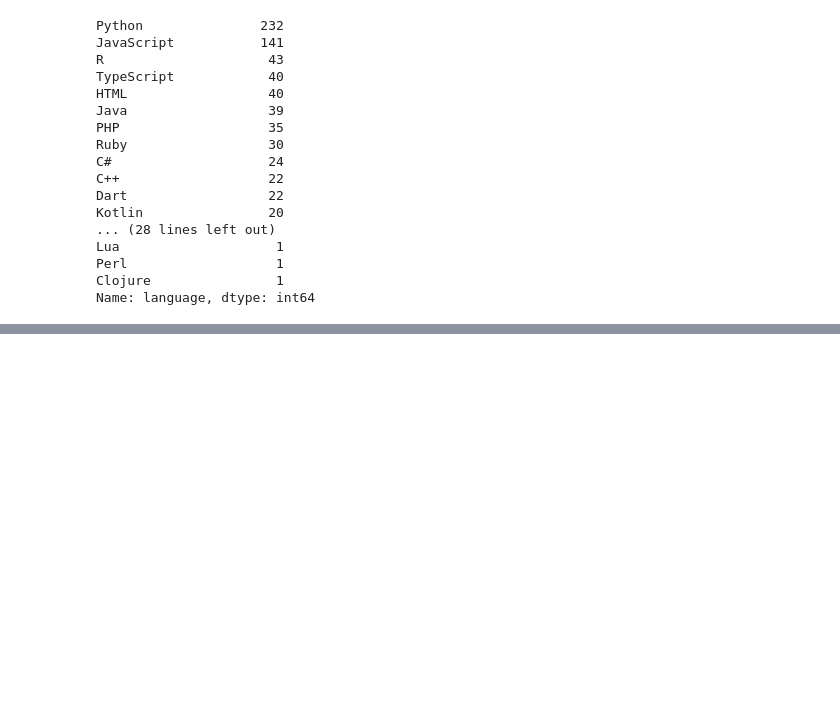
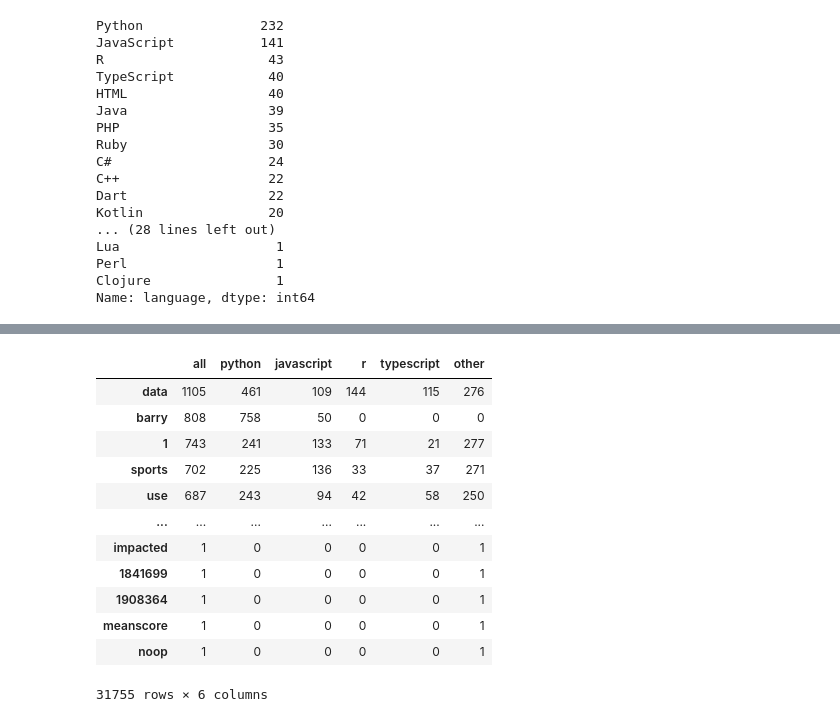
Before and after one commit to NLP-Team-Project/NLP-Project, a Jupyter notebook: nick/nick_explore.ipynb, the cells around one changed output, grey strips where cells are left out. Saved outputs shown, nothing was run; the diff lists cells and outputs as text; code cells hidden in the pictures; blank space fills up the shorter version.

```diff
--- a/nick/nick_explore.ipynb
+++ b/nick/nick_explore.ipynb
@@ -80,0 +66,5 @@ not_lang
+# %%
+repo = pd.read_csv('all_repos.csv')
+repo = prp.cleanse(repo, 'readme_contents')
+repo.language = prp.top_languages(repo, 4)
+repo.head()
@@ -80,0 +78,2 @@ not_lang
+# %%
+repo, val, test = prp.train_val_test(repo, 'language', stratify=True)
@@ -80,0 +132,19 @@ not_lang
+# %%
+python_words = repo.clean[repo.language == 'Python']
+python_words = pd.Series(' '.join(python_words).split()).value_counts()
+
+javascript_words = repo.clean[repo.language == 'JavaScript']
+javascript_words = pd.Series(' '.join(javascript_words).split()).value_counts()
+
+r_words = repo.clean[repo.language == 'R']
+r_words = pd.Series(' '.join(r_words).split()).value_counts()
+
+typescript_words = repo.clean[repo.language == 'TypeScript']
+typescript_words = pd.Series(' '.join(typescript_words).split()).value_counts()
+
+other_words = repo.clean[repo.language == 'Other']
+other_words = pd.Series(' '.join(other_words).split()).value_counts()
+
+
+all_words = repo.clean
+all_words = pd.Series(' '.join(all_words).split()).value_counts()
@@ -80,0 +170,16 @@ not_lang
+# %%
+word_counts
+# %% [output]
+|  | all | python | javascript | r | typescript | other |
+| data | 1105 | 461 | 109 | 144 | 115 | 276 |
+| barry | 808 | 758 | 50 | 0 | 0 | 0 |
+| 1 | 743 | 241 | 133 | 71 | 21 | 277 |
+| sports | 702 | 225 | 136 | 33 | 37 | 271 |
+| use | 687 | 243 | 94 | 42 | 58 | 250 |
+| ... | ... | ... | ... | ... | ... | ... |
+| impacted | 1 | 0 | 0 | 0 | 0 | 1 |
+| 1841699 | 1 | 0 | 0 | 0 | 0 | 1 |
+| 1908364 | 1 | 0 | 0 | 0 | 0 | 1 |
+| meanscore | 1 | 0 | 0 | 0 | 0 | 1 |
+| noop | 1 | 0 | 0 | 0 | 0 | 1 |
+31755 rows × 6 columns
```
Also changed, not shown: parts of 15 cells of this notebook, 4 other files.
